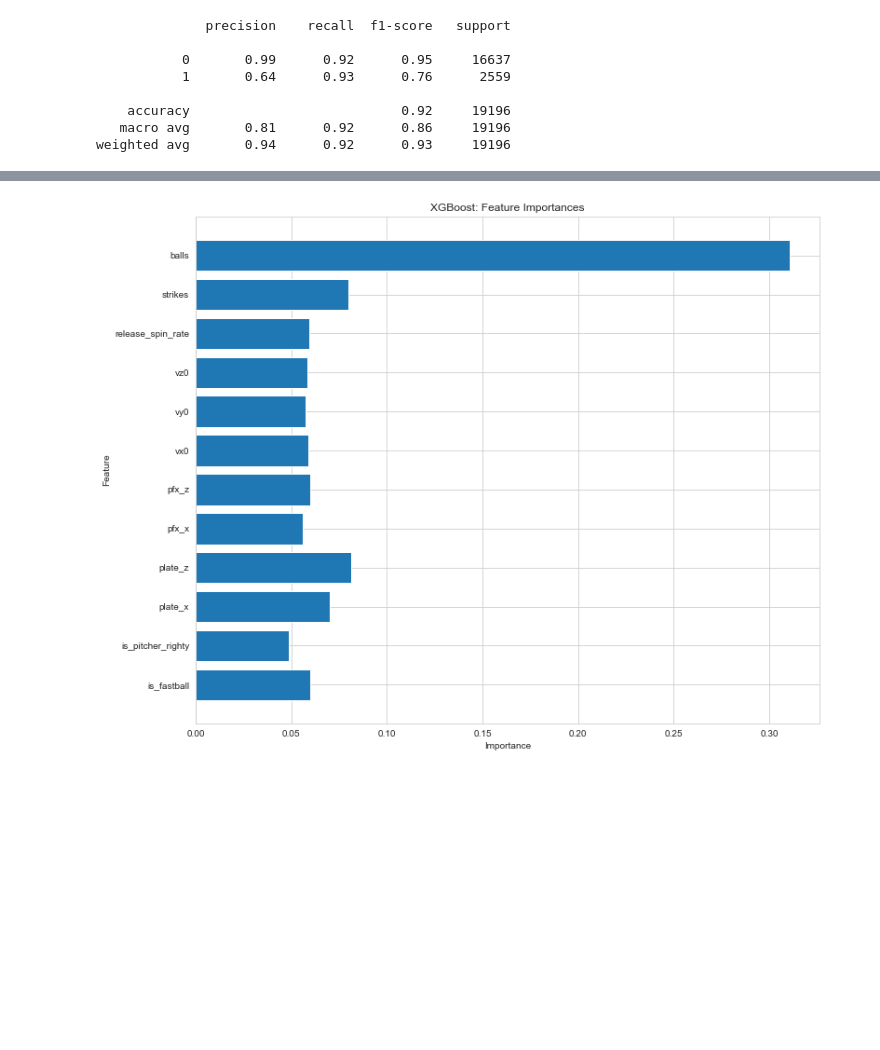
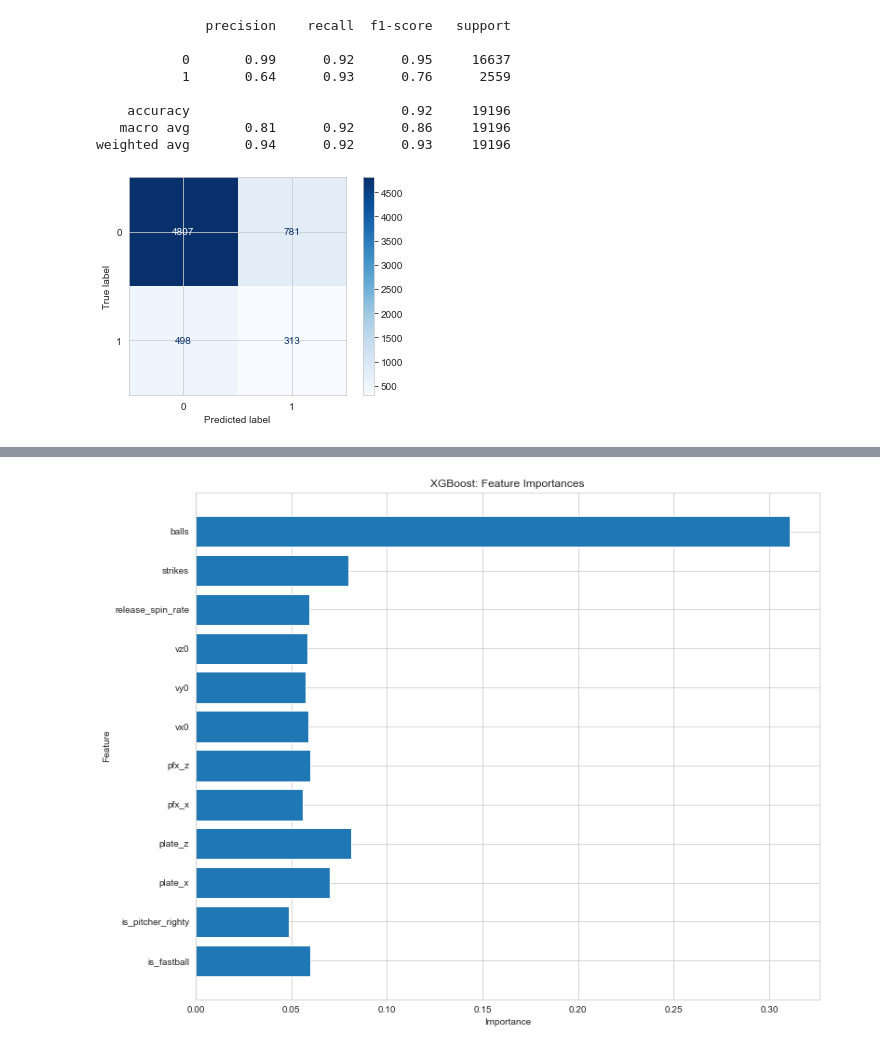
Before and after one commit to ewehmueller/pitch-analysis, a Jupyter notebook: pitch-classification.ipynb, the cells around one changed output, grey strips where cells are left out. Cells and saved outputs as stored; diff of their text form; code cells hidden in the pictures; blank space fills up the shorter version.

```diff
--- a/pitch-classification.ipynb
+++ b/pitch-classification.ipynb
@@ -941,3 +945,9 @@ print(classification_report(y_train_nn, pred_xgb_nn))
     accuracy                           0.92     19196
    macro avg       0.81      0.92      0.86     19196
 weighted avg       0.94      0.92      0.93     19196
+# %%
+sns.set_style("whitegrid")
+plot_confusion_matrix(nn_model_xgb, X_test_nn, y_test_nn, cmap='Blues')
+plt.show()
+# %% [output]
+[figure, added]
```
Also changed, not shown: parts of 6 cells of this notebook.
